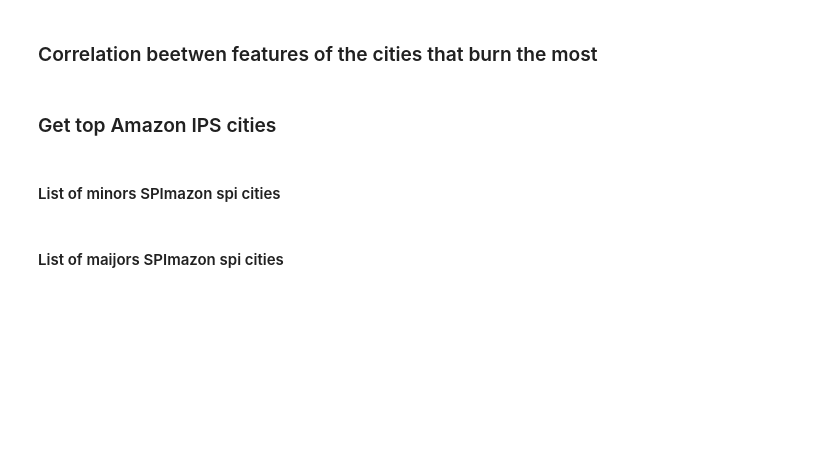
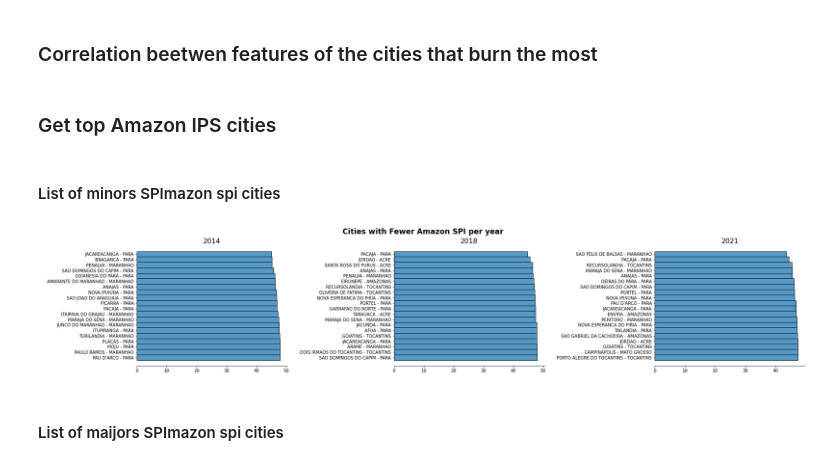
Before and after one commit to faustofcjr/amazon-social-progress, a Jupyter notebook: 03_data_exploration_indicadoriscocat.ipynb, the cells around one changed output. Saved outputs shown, nothing was run; the diff lists cells and outputs as text; code cells hidden in the pictures; blank space fills up the shorter version.

```diff
--- a/03_data_exploration_indicadoriscocat.ipynb
+++ b/03_data_exploration_indicadoriscocat.ipynb
@@ -334,7 +334,9 @@ def plot_top_spi(dataset, how_many=10, ascending=True):
 # %% [markdown]
 #### List of minors SPImazon spi cities
 # %%
-# plot_top_spi(dataset, how_many=20, ascending=True)
+plot_top_spi(dataset, how_many=20, ascending=True)
+# %% [output]
+[figure, added]
 # %% [markdown]
 #### List of maijors SPImazon spi cities
 # %%
```
Also changed, not shown: parts of 3 cells of this notebook, 3 other files.
